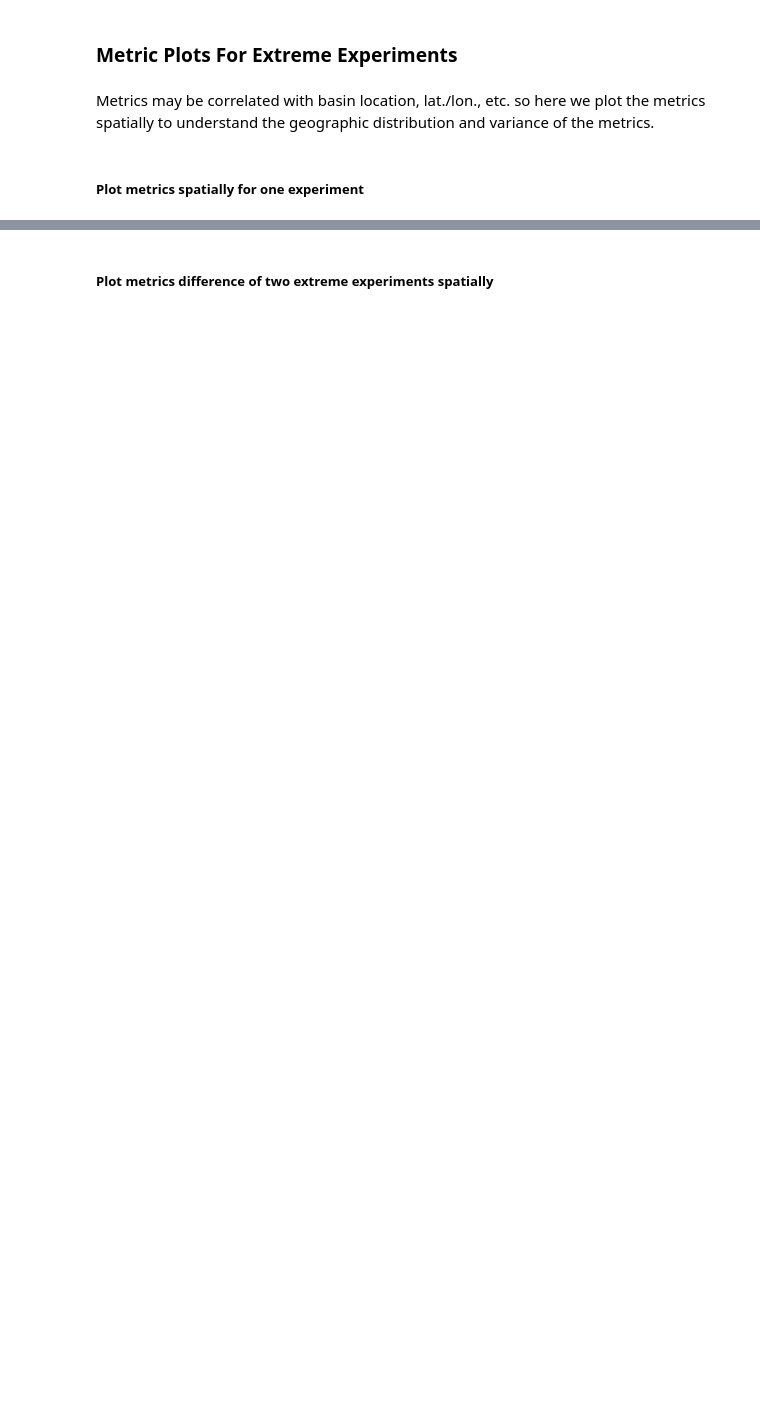
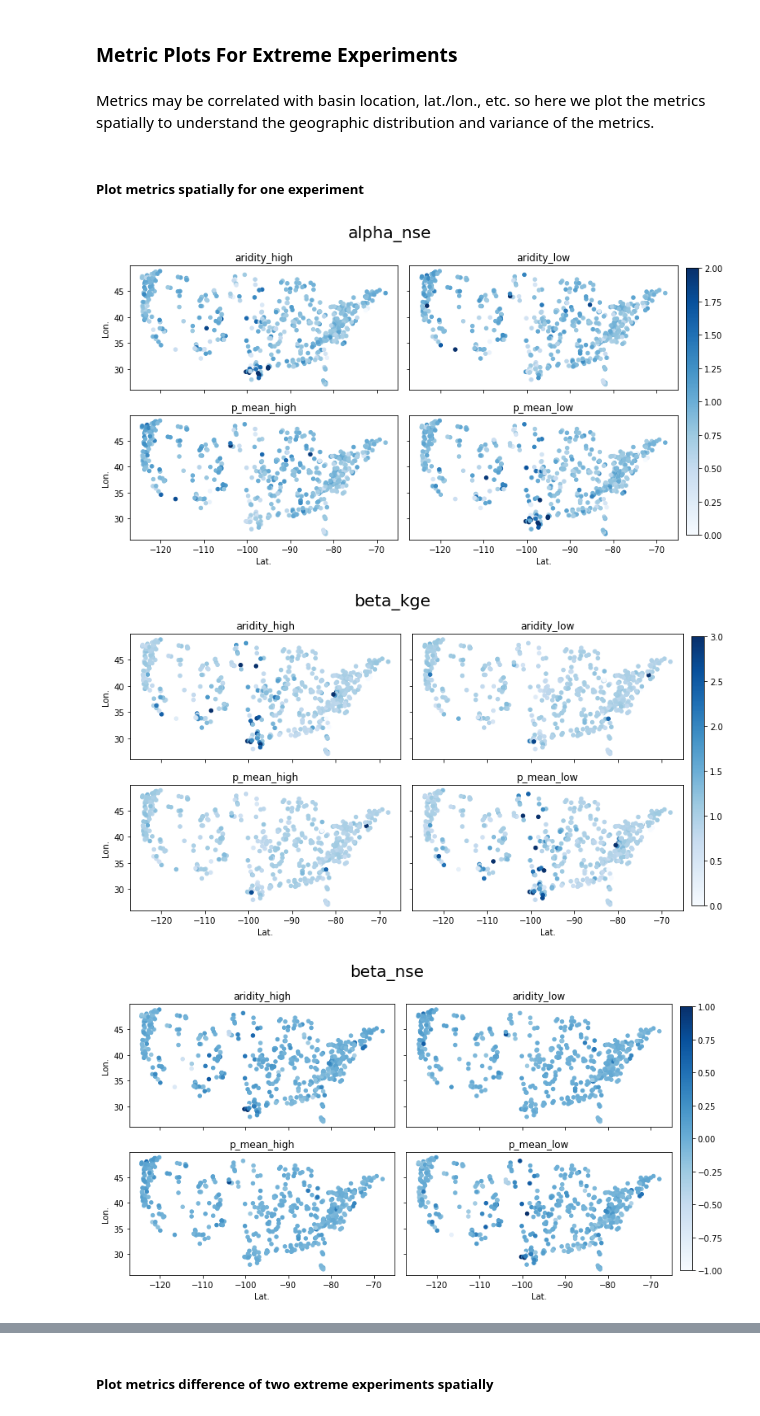
Before and after one commit to loganmqualls/NeuralHydrology-Climate-Experiments, a Jupyter notebook: 4_ensemble_and_analyze.ipynb, the cells around one changed output, grey strips where cells are left out. Saved outputs shown, nothing was run; the diff lists cells and outputs as text; code cells hidden in the pictures; blank space fills up the shorter version.

```diff
--- a/4_ensemble_and_analyze.ipynb
+++ b/4_ensemble_and_analyze.ipynb
@@ -362,7 +338,7 @@ test_dates_dict_og = {}
 for experiment in experiments:
 
     #Throwaway variable of path to that file
-    x = Path(dates_dir,f'{model}_{exp_type}_test_{years}_{experiment}.pkl')
+    x = Path(dates_dir,f'{model}_test_{exp_type}_{forcing}_{years}_{experiment}.pkl')
 
     #Load test_dates for each experiment
     with open(x,'rb') as f:
@@ -442,7 +414,7 @@ We have loaded all the data necessary to begin ensembling our runs, so now... Le
 Now we want to ensemble the ensemble members for each experiment. This allows us to create one mean representative hydrograph to calculate metrics on. This reduces the effect of randomness and gives us a better understanding of the model's overall predictive ability.
 # %%
 #If the file does not already exist or we want to overwrite it...
-if not f'mean_hydrographs_{model}_{inputs}_{exp_type}_{forcing}_{years}.pkl' in env_saves or overwrite == True:
+if not os.path.exists(env_saves_dir / f'mean_hydrographs_{model_name}.pkl') or overwrite == True:
 
     #Calculate ensemble results for experiments
     print('Calculating ensemble results...')
@@ -464,7 +436,7 @@ if not f'mean_hydrographs_{model}_{inputs}_{exp_type}_{forcing}_{years}.pkl' in
         mean_hydrographs[basin] = pd.concat(mean_hydrographs[basin],axis=1)
 
     #Save mean_hydrographs
-    with open(env_saves_dir / f'mean_hydrographs_{model}_{inputs}_{exp_type}_{forcing}_{years}.pkl', 'wb') as f:
+    with open(env_saves_dir / f'mean_hydrographs_{model_name}.pkl', 'wb') as f:
         pkl.dump(mean_hydrographs, f)
 
     print('Ensemble results saved.')
@@ -473,7 +445,7 @@ if not f'mean_hydrographs_{model}_{inputs}_{exp_type}_{forcing}_{years}.pkl' in
 else:
 
     #Load mean_hydrographs
-    with open(env_saves_dir / f'mean_hydrographs_{model}_{inputs}_{exp_type}_{forcing}_{years}.pkl', 'rb') as f:
+    with open(env_saves_dir / f'mean_hydrographs_{model_name}.pkl', 'rb') as f:
         mean_hydrographs = pkl.load(f)
 # %% [markdown]
 Now we can visualize observed USGS streamflow values of one experiment and compare simulated streamflow values from two example experiments.
@@ -511,7 +488,7 @@ plt.close()
 Using the mean hydrographs calculated/loaded above, we will use our test date ranges to create masks as to only run metric calculations on the specified test years.
 # %%
 #If this file does not already exist or if we want to overwrite it...
-if not f'basin_metrics_{model}_{inputs}_{exp_type}_{forcing}_{years}.pkl' in env_saves or overwrite == True:
+if not os.path.exists(env_saves_dir / f'basin_metrics_{model_name}.pkl') or overwrite == True:
 
     #Initialize metrics_dict
     metrics_dict = {}
@@ -535,17 +512,16 @@ if not f'basin_metrics_{model}_{inputs}_{exp_type}_{forcing}_{years}.pkl' in env
                 obs = usgs[basin].loc[mask]
                 #Get simualted values for the dates in the mask
                 sim = mean_hydrographs[basin][experiment].loc[mask].clip(0)
-
                 #Calculate metrics between observed and simulated streamflow values
                 metrics_dict[experiment][name].loc[basin] = func(obs,sim)
 
     #Save metrics_dict
-    with open(env_saves_dir / f'basin_metrics_{model}_{inputs}_{exp_type}_{forcing}_{years}.pkl', 'wb') as f:
+    with open(env_saves_dir / f'basin_metrics_{model_name}.pkl', 'wb') as f:
         pkl.dump(metrics_dict, f)
 
 #If the file already exists and we don't want to overwrite it...
 else:
 
     #Load metrics dict
-    with open(env_saves_dir / f'basin_metrics_{model}_{inputs}_{exp_type}_{forcing}_{years}.pkl', 'rb') as f:
+    with open(env_saves_dir / f'basin_metrics_{model_name}.pkl', 'rb') as f:
         metrics_dict = pkl.load(f)
@@ -771,7 +531,7 @@ Now that we've created random benchmarks for the NWM run, let's plot them.
 Depending on the plot_all_metrics value, here we will create and plot cumulative density function (cdf) plots to visualize and compare model performance across simulations.
 # %%
 #If the file does not already exist or we want to overwrite it...
-if not f'cdfs_{model}_{inputs}_{exp_type}_{forcing}_{years}.pkl' in env_saves or overwrite == True:
+if not os.path.exists(env_saves_dir / f'cdfs_{model_name}.pkl') or overwrite == True:
 
     #Initialize dictionary to store sorted metric values
     cdfs = {experiment: {metric: {} for metric in metrics_dict[experiment].keys()} for experiment in experiments}
@@ -794,14 +554,14 @@ if not f'cdfs_{model}_{inputs}_{exp_type}_{forcing}_{years}.pkl' in env_saves or
             cdfs[experiment][metric]['y'] = y
 
     #Save cdfs
-    with open(env_saves_dir / f'cdfs_{model}_{inputs}_{exp_type}_{forcing}_{years}.pkl', 'wb') as f:
+    with open(env_saves_dir / f'cdfs_{model_name}.pkl', 'wb') as f:
         pkl.dump(cdfs, f)
 
 #If the file already exists and we do not want to overwrite it...
 else:
 
     #Load cdfs
-    with open(env_saves_dir / f'cdfs_{model}_{inputs}_{exp_type}_{forcing}_{years}.pkl', 'rb') as f:
+    with open(env_saves_dir / f'cdfs_{model_name}.pkl', 'rb') as f:
         cdfs = pkl.load(f)
 # %% [markdown]
 Note that the following cell was designed specifically for the original p_mean and aridity experiments only.
@@ -909,7 +709,10 @@ if exp_type == 'extreme':
     m = [0,1,0,1]
 
     #For every metric and associated axes...
-    for metric,a in zip(plot_metrics,axes):
+    for metric,a in metric_axes_dict.items():
+
+        vmin = metric_axes_dict[metric][0]
+        vmax = metric_axes_dict[metric][1]
 
         #Create a 2x2 grid of plots (one plot for each experiment)
         fig, axs = plt.subplots(2,2,figsize = (10,6), sharex=True, sharey=True)
@@ -932,37 +735,41 @@ if exp_type == 'extreme':
             im = axs[n[i],m[i]].scatter(plot_lons, plot_lats,
                 c=np.array(m_list),
                 s=20,
-                vmin=a[0],vmax=a[1],
-                cmap='winter')
+                vmin=vmin,vmax=vmax,
+                cmap='Blues') #colormap
 
             #Return the values (min, max) that are mapped to the colormap limits
             clims = im.get_clim()
             #Set main plot title
             fig.suptitle(f'{metric}', fontsize=20)
             #Set plot titles based on location and corresponding experiment
             axs[n[i],m[i]].set_title(f'{experiment}')
 
 
             #Define x and y labels
             for ax in axs.flat:
 
                 #Set x and y labels
                 ax.set(xlabel='Lat.', ylabel='Lon.')
 
         #Hide x labels and tick labels for top plots and y ticks for right plots.
         for ax in axs.flat:
 
             #Only show x and y labels on outer plots
             ax.label_outer()
 
         #Add colorbar
         fig.subplots_adjust(right=0.8)
         #Specify colorbar dimensions, size, and location
         cbar_ax = fig.add_axes([1, 0.11, 0.02, 0.75])
         #Show colorbar, specify the data we are coloring, and show it
         fig.colorbar(im, cax=cbar_ax)
 
         #Plot with tight layout
         plt.tight_layout()
         #Show plot
         plt.show()
+# %% [output]
+[figure, added]
+[figure, added]
+[figure, added]
```
Also changed, not shown: parts of 45 cells of this notebook, 2 other files.
